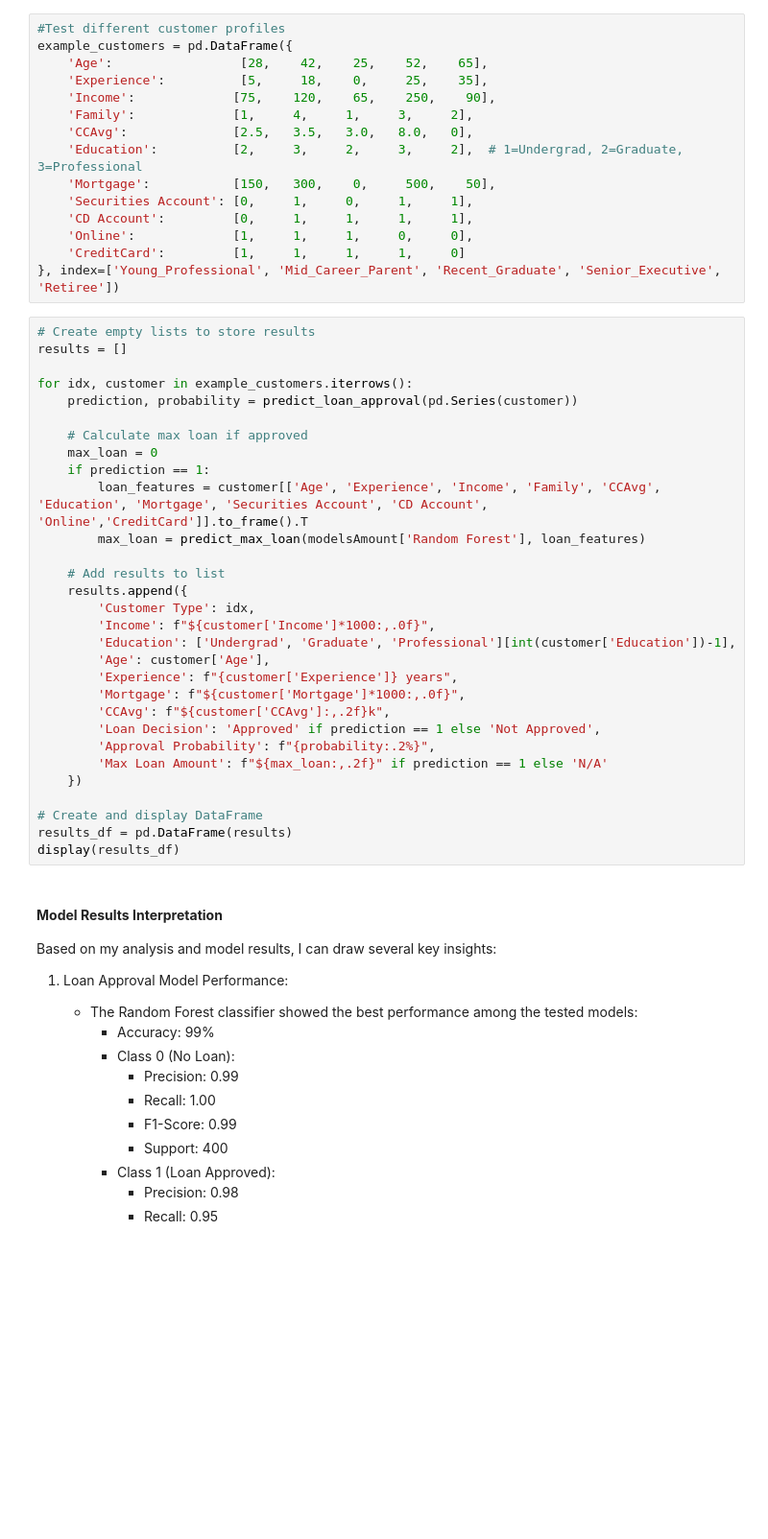
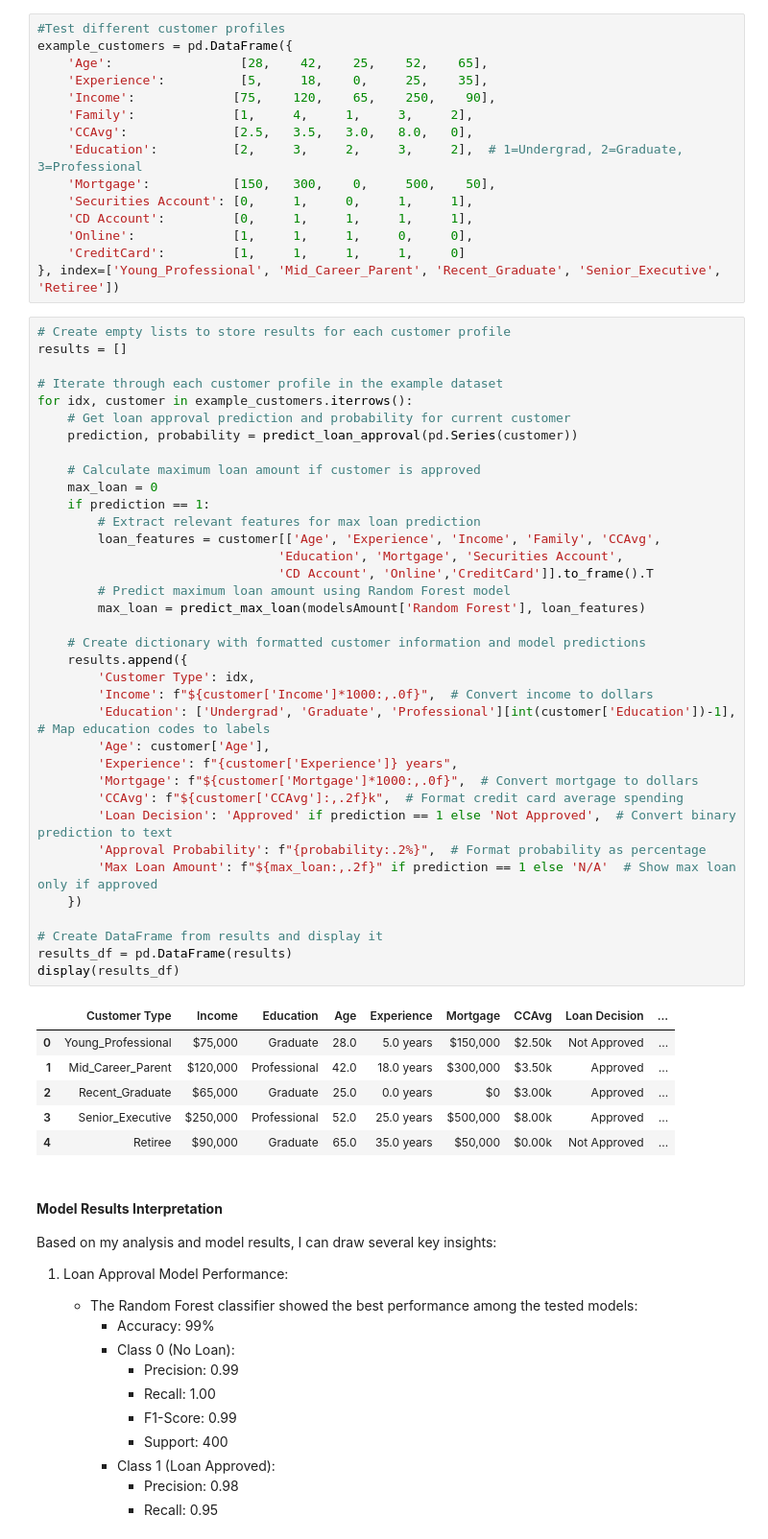
Before and after one commit to joao-reis25/dataSciencePython, a Jupyter notebook: src/REIS_POST.ipynb, the cells around one changed output. Shown at 96% size. Saved outputs shown, nothing was run; the diff lists cells and outputs as text; blank space fills up the shorter version.

```diff
--- a/src/REIS_POST.ipynb
+++ b/src/REIS_POST.ipynb
@@ -477,35 +693,48 @@ example_customers = pd.DataFrame({
     'CreditCard':         [1,     1,     1,     1,     0]
 }, index=['Young_Professional', 'Mid_Career_Parent', 'Recent_Graduate', 'Senior_Executive', 'Retiree'])
 # %%
-# Create empty lists to store results
+# Create empty lists to store results for each customer profile
 results = []
 
+# Iterate through each customer profile in the example dataset
 for idx, customer in example_customers.iterrows():
+    # Get loan approval prediction and probability for current customer
     prediction, probability = predict_loan_approval(pd.Series(customer))
 
-    # Calculate max loan if approved
+    # Calculate maximum loan amount if customer is approved
     max_loan = 0
     if prediction == 1:
-        loan_features = customer[['Age', 'Experience', 'Income', 'Family', 'CCAvg', 'Education', 'Mortgage', 'Securities Account', 'CD Account', 'Online','CreditCard']].to_frame().T
+        # Extract relevant features for max loan prediction
+        loan_features = customer[['Age', 'Experience', 'Income', 'Family', 'CCAvg',
+                                'Education', 'Mortgage', 'Securities Account',
+                                'CD Account', 'Online','CreditCard']].to_frame().T
+        # Predict maximum loan amount using Random Forest model
         max_loan = predict_max_loan(modelsAmount['Random Forest'], loan_features)
 
-    # Add results to list
+    # Create dictionary with formatted customer information and model predictions
     results.append({
         'Customer Type': idx,
-        'Income': f"${customer['Income']*1000:,.0f}",
-        'Education': ['Undergrad', 'Graduate', 'Professional'][int(customer['Education'])-1],
+        'Income': f"${customer['Income']*1000:,.0f}",  # Convert income to dollars
+        'Education': ['Undergrad', 'Graduate', 'Professional'][int(customer['Education'])-1],  # Map education codes to labels
         'Age': customer['Age'],
         'Experience': f"{customer['Experience']} years",
-        'Mortgage': f"${customer['Mortgage']*1000:,.0f}",
-        'CCAvg': f"${customer['CCAvg']:,.2f}k",
-        'Loan Decision': 'Approved' if prediction == 1 else 'Not Approved',
-        'Approval Probability': f"{probability:.2%}",
-        'Max Loan Amount': f"${max_loan:,.2f}" if prediction == 1 else 'N/A'
+        'Mortgage': f"${customer['Mortgage']*1000:,.0f}",  # Convert mortgage to dollars
+        'CCAvg': f"${customer['CCAvg']:,.2f}k",  # Format credit card average spending
+        'Loan Decision': 'Approved' if prediction == 1 else 'Not Approved',  # Convert binary prediction to text
+        'Approval Probability': f"{probability:.2%}",  # Format probability as percentage
+        'Max Loan Amount': f"${max_loan:,.2f}" if prediction == 1 else 'N/A'  # Show max loan only if approved
     })
 
-# Create and display DataFrame
+# Create DataFrame from results and display it
 results_df = pd.DataFrame(results)
 display(results_df)
+# %% [output]
+|  | Customer Type | Income | Education | Age | Experience | Mortgage | CCAvg | Loan Decision | ... |
+| 0 | Young_Professional | $75,000 | Graduate | 28.0 | 5.0 years | $150,000 | $2.50k | Not Approved | ... |
+| 1 | Mid_Career_Parent | $120,000 | Professional | 42.0 | 18.0 years | $300,000 | $3.50k | Approved | ... |
+| 2 | Recent_Graduate | $65,000 | Graduate | 25.0 | 0.0 years | $0 | $3.00k | Approved | ... |
+| 3 | Senior_Executive | $250,000 | Professional | 52.0 | 25.0 years | $500,000 | $8.00k | Approved | ... |
+| 4 | Retiree | $90,000 | Graduate | 65.0 | 35.0 years | $50,000 | $0.00k | Not Approved | ... |
 # %% [markdown]
 #### **Model Results Interpretation**
 
```
Also changed, not shown: parts of 19 cells of this notebook, 1 other file.
